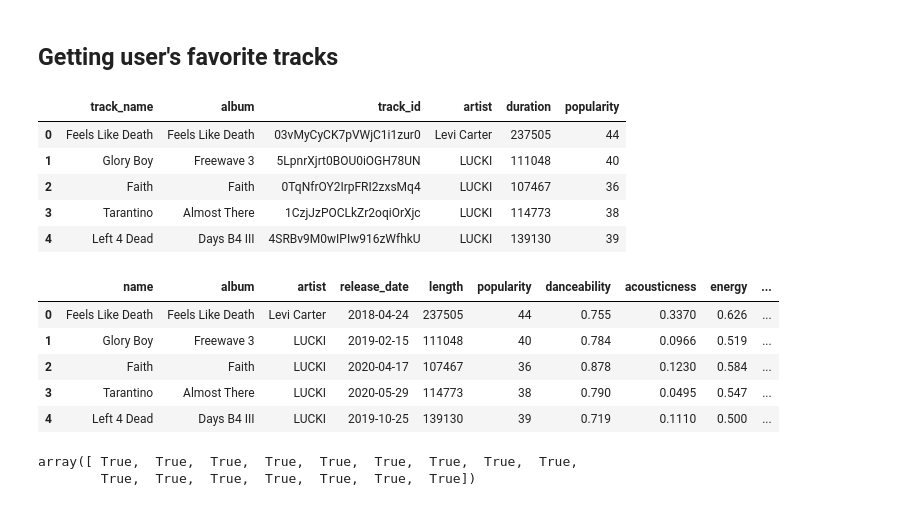
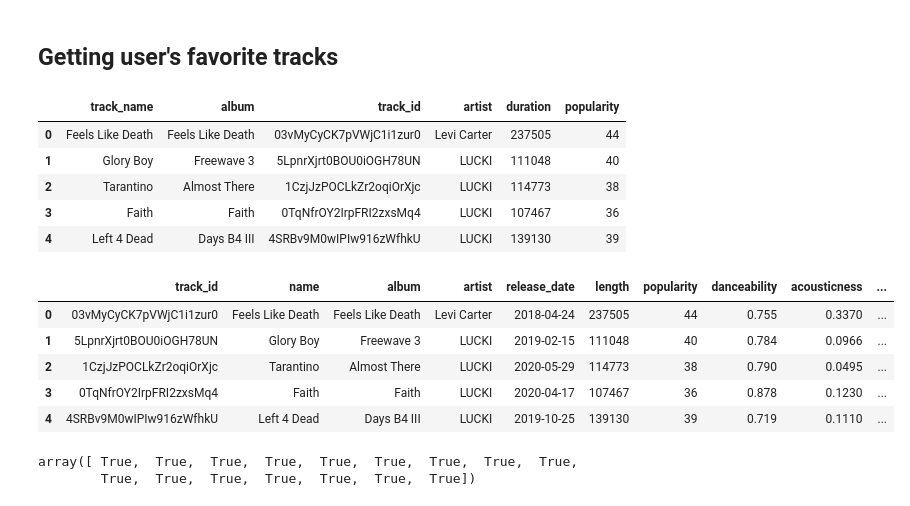
Before and after one commit to lognorman20/spotify_recommender, a Jupyter notebook: model_creation.ipynb, the cells around one changed output. Saved outputs shown, nothing was run; the diff lists cells and outputs as text; code cells hidden in the pictures.

Commit message:
built new dataset, added track_id feature, catvar

```diff
--- a/model_creation.ipynb
+++ b/model_creation.ipynb
@@ -15,10 +15,10 @@ from spotipy.oauth2 import SpotifyClientCredentials
 from spotipy import oauth2
 # %%
 # Insert your Spotify username and the credentials that you obtained from spotify developer
-cid = 'XXXXX'
-secret = 'XXXX'
+cid = '58ecd7aadf294b9aa038a3080ef670cb'
+secret = '4a277ac2c0a744eea5c839b1ecb27002'
 redirect_uri='http://localhost:7777/callback'
-username = 'XXXX'
+username = 'yvngflash_'
 # %%
 # Once the Authorisation is complete, we just need to `sp` to call the APIs
 scope = 'user-top-read playlist-modify-private playlist-modify-public'
@@ -117,11 +117,12 @@ def getTrackIDs(playlist_id):
     return
 # %%
 # Creating a function get features of each track from track id
-def getTrackFeatures(id):
-  meta = sp.track(id)
-  features = sp.audio_features(id)
+def getTrackFeatures(track_id):
+  meta = sp.track(track_id)
+  features = sp.audio_features(track_id)
 
   # meta
+  track_id = track_id
   name = meta['name']
   album = meta['album']['name']
   artist = meta['album']['artists'][0]['name']
@@ -140,7 +141,7 @@ def getTrackFeatures(id):
   tempo = features[0]['tempo']
   time_signature = features[0]['time_signature']
 
-  track = [name, album, artist, release_date, length, popularity, danceability, acousticness, energy, instrumentalness, liveness, loudness, speechiness, tempo, time_signature]
+  track = [track_id, name, album, artist, release_date, length, popularity, danceability, acousticness, energy, instrumentalness, liveness, loudness, speechiness, tempo, time_signature]
   return track
 # %%
 # Gathering track ids
@@ -221,7 +231,7 @@ df_favourite.head()
 |  | track_name | album | track_id | artist | duration | popularity |
 | 0 | Feels Like Death | Feels Like Death | 03vMyCyCK7pVWjC1i1zur0 | Levi Carter | 237505 | 44 |
 | 1 | Glory Boy | Freewave 3 | 5LpnrXjrt0BOU0iOGH78UN | LUCKI | 111048 | 40 |
-| 2 | Faith | Faith | 0TqNfrOY2IrpFRI2zxsMq4 | LUCKI | 107467 | 36 |
-| 3 | Tarantino | Almost There | 1CzjJzPOCLkZr2oqiOrXjc | LUCKI | 114773 | 38 |
+| 2 | Tarantino | Almost There | 1CzjJzPOCLkZr2oqiOrXjc | LUCKI | 114773 | 38 |
+| 3 | Faith | Faith | 0TqNfrOY2IrpFRI2zxsMq4 | LUCKI | 107467 | 36 |
 | 4 | Left 4 Dead | Days B4 III | 4SRBv9M0wIPIw916zWfhkU | LUCKI | 139130 | 39 |
 # %%
@@ -234,15 +245,15 @@ for track in df_favourite['track_id']:
         pass
 # %%
 # Create favorite track wtih audio features dataset
-df_fav = pd.DataFrame(fav_tracks, columns = ['name', 'album', 'artist', 'release_date', 'length', 'popularity', 'danceability', 'acousticness', 'energy', 'instrumentalness', 'liveness', 'loudness', 'speechiness', 'tempo', 'time_signature'])
+df_fav = pd.DataFrame(fav_tracks, columns = ['track_id', 'name', 'album', 'artist', 'release_date', 'length', 'popularity', 'danceability', 'acousticness', 'energy', 'instrumentalness', 'liveness', 'loudness', 'speechiness', 'tempo', 'time_signature'])
 df_fav.head()
 # %% [output]
-|  | name | album | artist | release_date | length | popularity | danceability | acousticness | energy | ... |
-| 0 | Feels Like Death | Feels Like Death | Levi Carter | 2018-04-24 | 237505 | 44 | 0.755 | 0.3370 | 0.626 | ... |
-| 1 | Glory Boy | Freewave 3 | LUCKI | 2019-02-15 | 111048 | 40 | 0.784 | 0.0966 | 0.519 | ... |
-| 2 | Faith | Faith | LUCKI | 2020-04-17 | 107467 | 36 | 0.878 | 0.1230 | 0.584 | ... |
-| 3 | Tarantino | Almost There | LUCKI | 2020-05-29 | 114773 | 38 | 0.790 | 0.0495 | 0.547 | ... |
-| 4 | Left 4 Dead | Days B4 III | LUCKI | 2019-10-25 | 139130 | 39 | 0.719 | 0.1110 | 0.500 | ... |
+|  | track_id | name | album | artist | release_date | length | popularity | danceability | acousticness | ... |
+| 0 | 03vMyCyCK7pVWjC1i1zur0 | Feels Like Death | Feels Like Death | Levi Carter | 2018-04-24 | 237505 | 44 | 0.755 | 0.3370 | ... |
+| 1 | 5LpnrXjrt0BOU0iOGH78UN | Glory Boy | Freewave 3 | LUCKI | 2019-02-15 | 111048 | 40 | 0.784 | 0.0966 | ... |
+| 2 | 1CzjJzPOCLkZr2oqiOrXjc | Tarantino | Almost There | LUCKI | 2020-05-29 | 114773 | 38 | 0.790 | 0.0495 | ... |
+| 3 | 0TqNfrOY2IrpFRI2zxsMq4 | Faith | Faith | LUCKI | 2020-04-17 | 107467 | 36 | 0.878 | 0.1230 | ... |
+| 4 | 4SRBv9M0wIPIw916zWfhkU | Left 4 Dead | Days B4 III | LUCKI | 2019-10-25 | 139130 | 39 | 0.719 | 0.1110 | ... |
 # %%
 df_fav['favorite'] = 1
 df['favorite'] = 0
```
Also changed, not shown: parts of 10 cells of this notebook, 1 other file.
